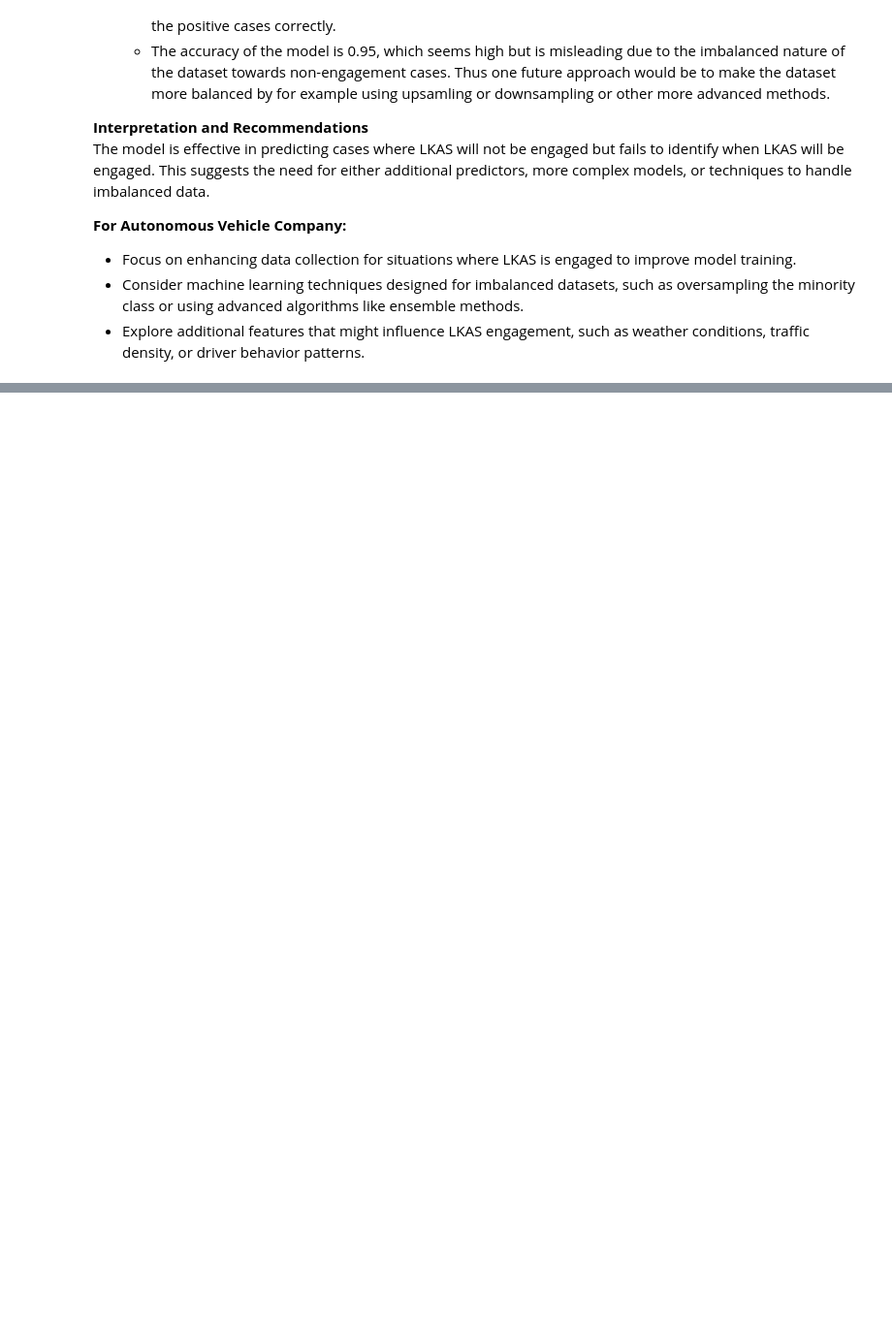
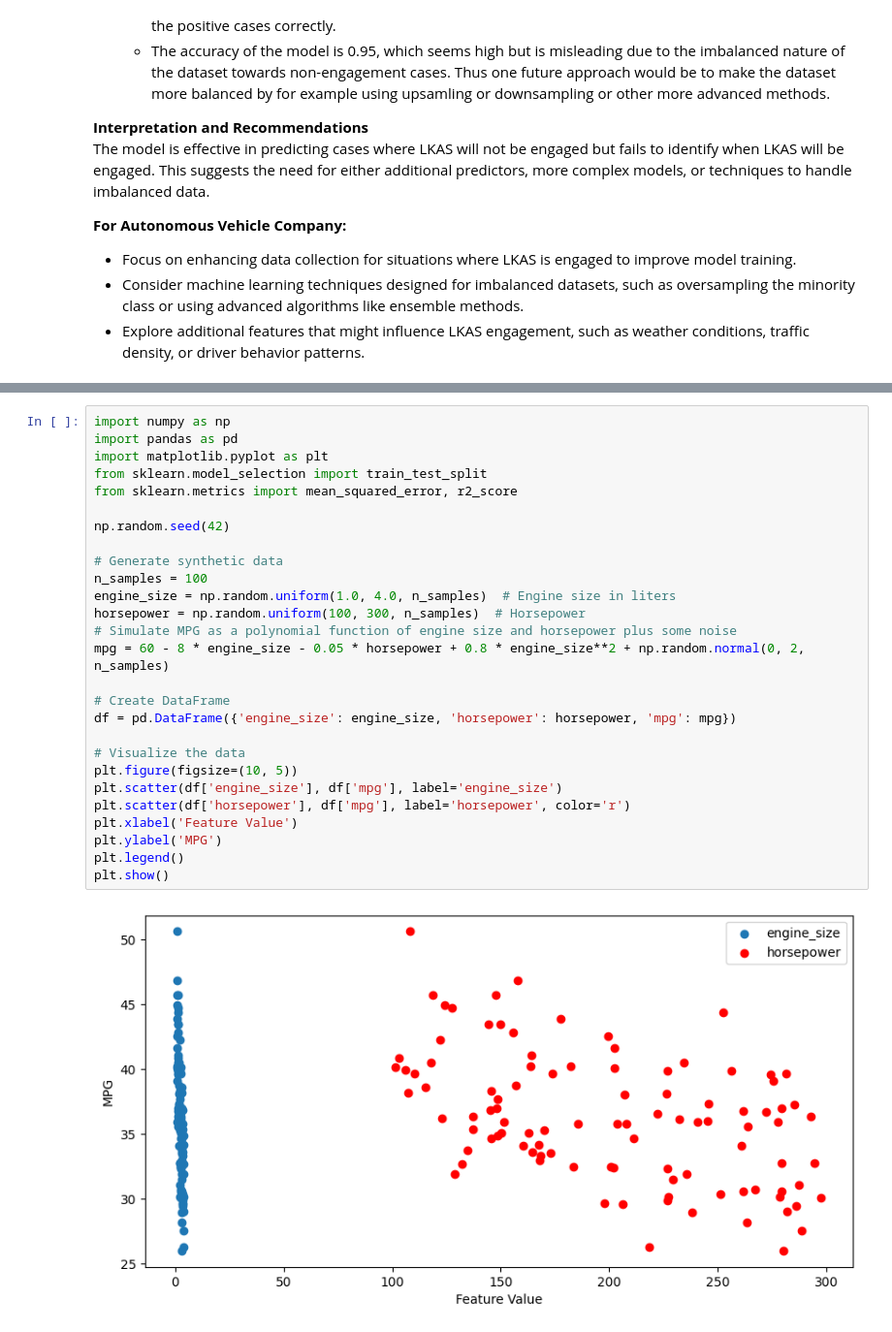
Before and after one commit to pouriaetab/ds-toolkit, a Jupyter notebook: statistical_methods/regression_analysis/regression_analysis.ipynb, the cells around one changed output, grey strips where cells are left out. Shown: that part at 97% size. Cells and saved outputs as stored; diff of their text form; blank space fills up the shorter version.

```diff
--- a/statistical_methods/regression_analysis/regression_analysis.ipynb
+++ b/statistical_methods/regression_analysis/regression_analysis.ipynb
@@ -587,0 +625,29 @@ The model is effective in predicting cases where LKAS will not be engaged but fa
+# %%
+import numpy as np
+import pandas as pd
+import matplotlib.pyplot as plt
+from sklearn.model_selection import train_test_split
+from sklearn.metrics import mean_squared_error, r2_score
+
+np.random.seed(42)
+
+# Generate synthetic data
+n_samples = 100
+engine_size = np.random.uniform(1.0, 4.0, n_samples)  # Engine size in liters
+horsepower = np.random.uniform(100, 300, n_samples)  # Horsepower
+# Simulate MPG as a polynomial function of engine size and horsepower plus some noise
+mpg = 60 - 8 * engine_size - 0.05 * horsepower + 0.8 * engine_size**2 + np.random.normal(0, 2, n_samples)
+
+# Create DataFrame
+df = pd.DataFrame({'engine_size': engine_size, 'horsepower': horsepower, 'mpg': mpg})
+
+# Visualize the data
+plt.figure(figsize=(10, 5))
+plt.scatter(df['engine_size'], df['mpg'], label='engine_size')
+plt.scatter(df['horsepower'], df['mpg'], label='horsepower', color='r')
+plt.xlabel('Feature Value')
+plt.ylabel('MPG')
+plt.legend()
+plt.show()
+# %% [output]
+[figure, added]
```
Also changed, not shown: parts of 31 cells of this notebook, 1 other file.
